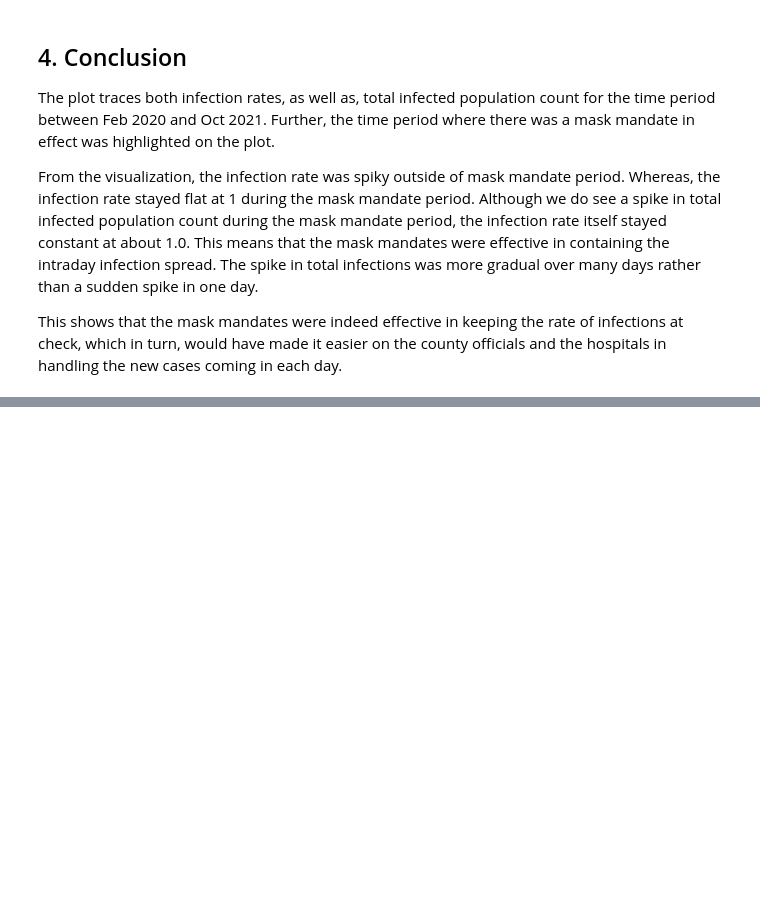
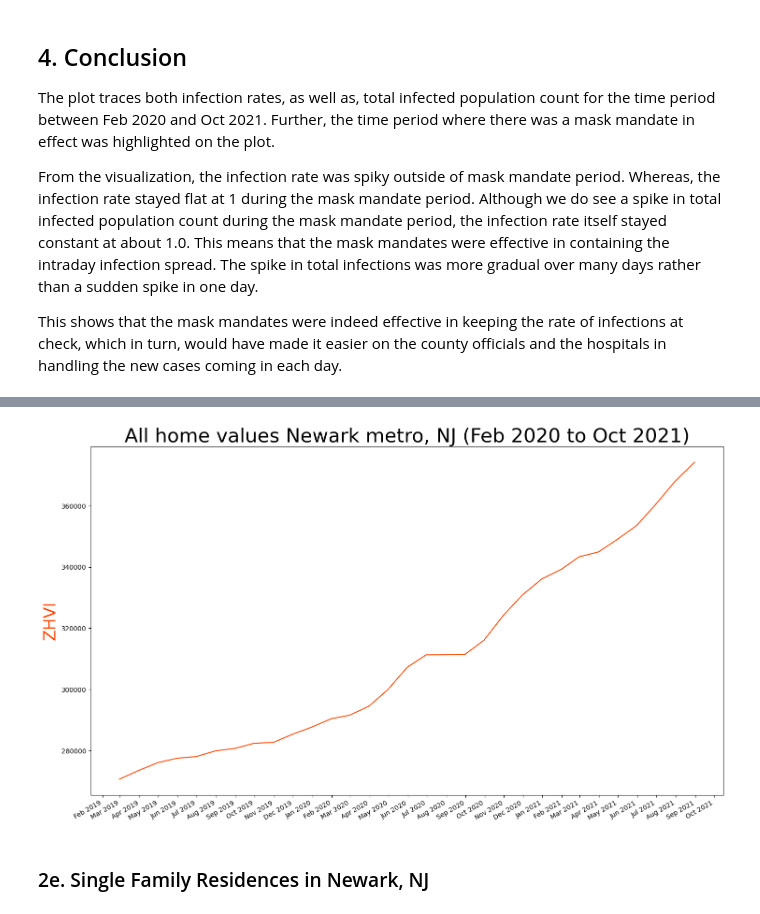
Before and after one commit to msomanathan/data512, a Jupyter notebook: project/project.ipynb, the cells around one changed output, grey strips where cells are left out. Cells and saved outputs as stored; diff of their text form; code cells hidden in the pictures; blank space fills up the shorter version.

```diff
--- a/project/project.ipynb
+++ b/project/project.ipynb
@@ -254,0 +453,20 @@ This shows that the mask mandates were indeed effective in keeping the rate of i
+# %%
+all_metro = []
+
+should_record = 0
+with open('zhvi_all_city.csv', newline='') as f:
+    reader = csv.reader(f, delimiter=',')
+    headings = next(reader)
+    for row in reader:
+        if row[2] == 'Newark':
+            if row[4] == 'NJ':
+                for i in range(len(row)):
+                    if headings[i] == '2019-02-28':
+                        should_record = 1
+                    if headings[i] == '2021-09-30':
+                        should_record = 0
+                    if should_record == 1:
+                        date = datetime.strptime(headings[i], '%Y-%m-%d').date().strftime('%Y-%m-%d')
+                        zhvi = float(row[i])
+                        all_metro.append([date, zhvi])
+all_metro
@@ -254,0 +491,23 @@ This shows that the mask mandates were indeed effective in keeping the rate of i
+# %%
+data = pd.DataFrame(all_metro).rename(
+    columns={0:'date', 1:'zhvi'}
+)
+
+data["date"] = pd.to_datetime(data["date"])
+
+fig, ax = plt.subplots(figsize=(15, 10))
+
+ax.set_title('All home values Newark metro, NJ (Feb 2020 to Oct 2021)', size=30)
+
+# plot infection rate
+ax.xaxis.set_major_locator(mdates.MonthLocator(interval=1))
+ax.xaxis.set_major_formatter(mdates.DateFormatter('%b %Y'))
+ax.set_ylabel('ZHVI', fontsize=25, color='orangered')
+ax.plot(data["date"], data["zhvi"], color='orangered');
+
+fig.tight_layout()
+fig.autofmt_xdate()
+# %% [output]
+[figure, added]
+# %% [markdown]
+### 2e. Single Family Residences in Newark, NJ
```
Also changed, not shown: parts of 21 cells of this notebook, 6 other files.
